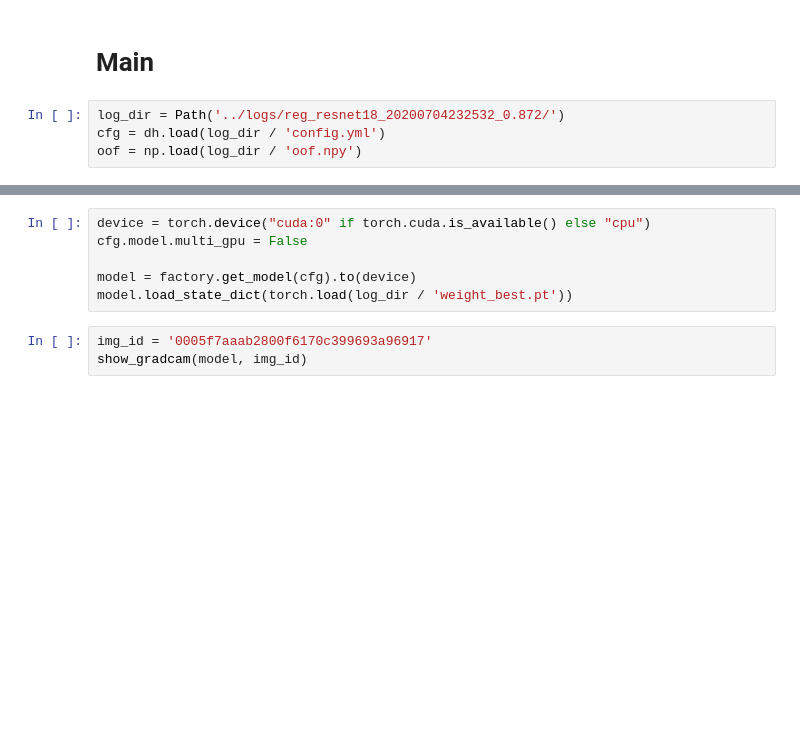
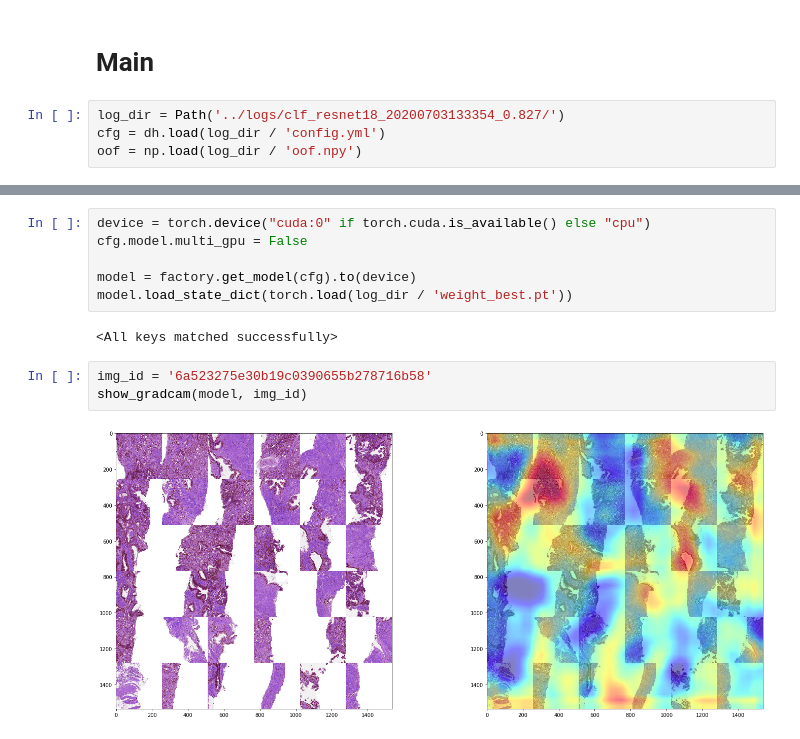
Before and after one commit to Naoki1101/kaggle-panda, a Jupyter notebook: notebooks/Grad-CAM.ipynb, the cells around one changed output, grey strips where cells are left out. Drawn from its saved outputs; the diff is of its cells as text; blank space fills up the shorter version.

```diff
--- a/notebooks/Grad-CAM.ipynb
+++ b/notebooks/Grad-CAM.ipynb
@@ -94,7 +94,7 @@ def show_gradcam(model, imga_id):
 # %% [markdown]
 # Main
 # %%
-log_dir = Path('../logs/reg_resnet18_20200704232532_0.872/')
+log_dir = Path('../logs/clf_resnet18_20200703133354_0.827/')
 cfg = dh.load(log_dir / 'config.yml')
 oof = np.load(log_dir / 'oof.npy')
 # %%
@@ -113,8 +122,12 @@ cfg.model.multi_gpu = False
 
 model = factory.get_model(cfg).to(device)
 model.load_state_dict(torch.load(log_dir / 'weight_best.pt'))
+# %% [output]
+<All keys matched successfully>
 # %%
-img_id = '0005f7aaab2800f6170c399693a96917'
+img_id = '6a523275e30b19c0390655b278716b58'
 show_gradcam(model, img_id)
+# %% [output]
+[figure, added]
 # %%
 val_x['diff'] = np.abs(val_x['isup_grade'] - val_x['oof'])
```
Also changed, not shown: parts of 5 cells of this notebook, 6 other files.
